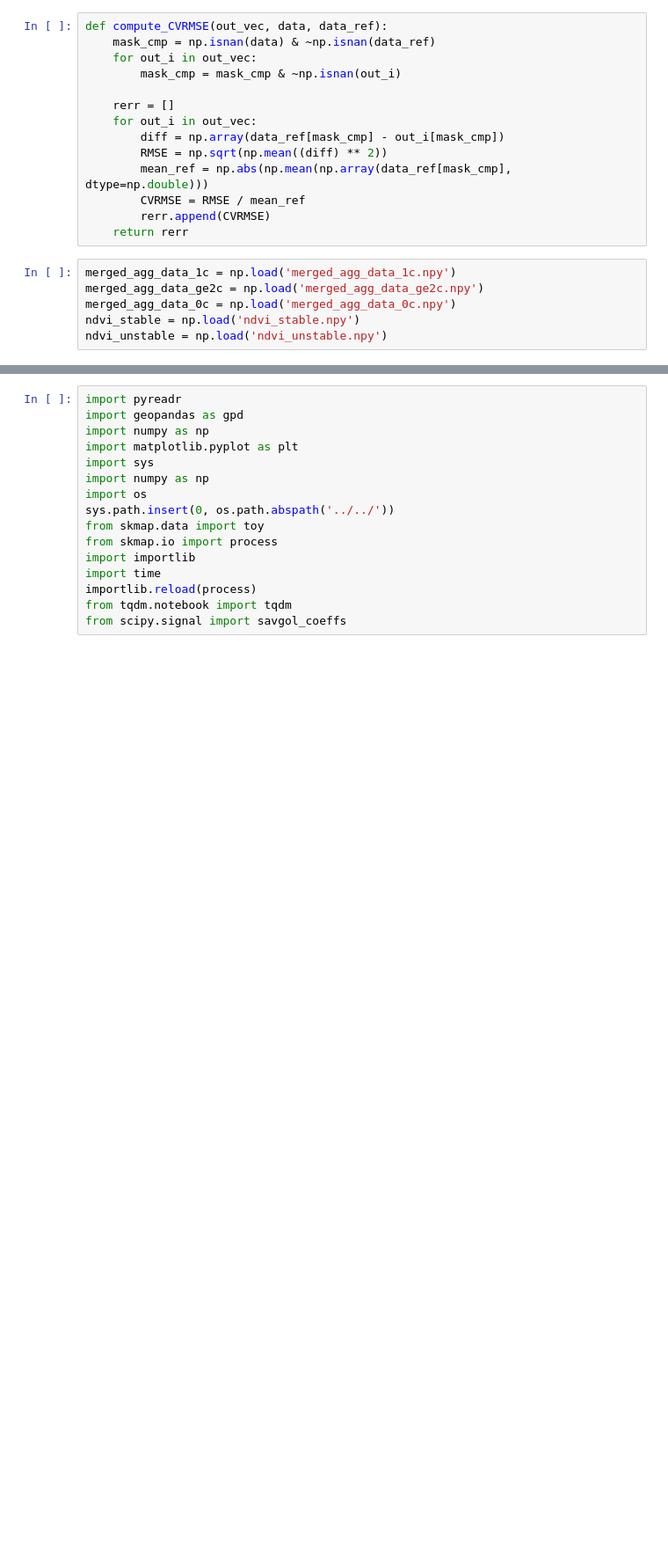
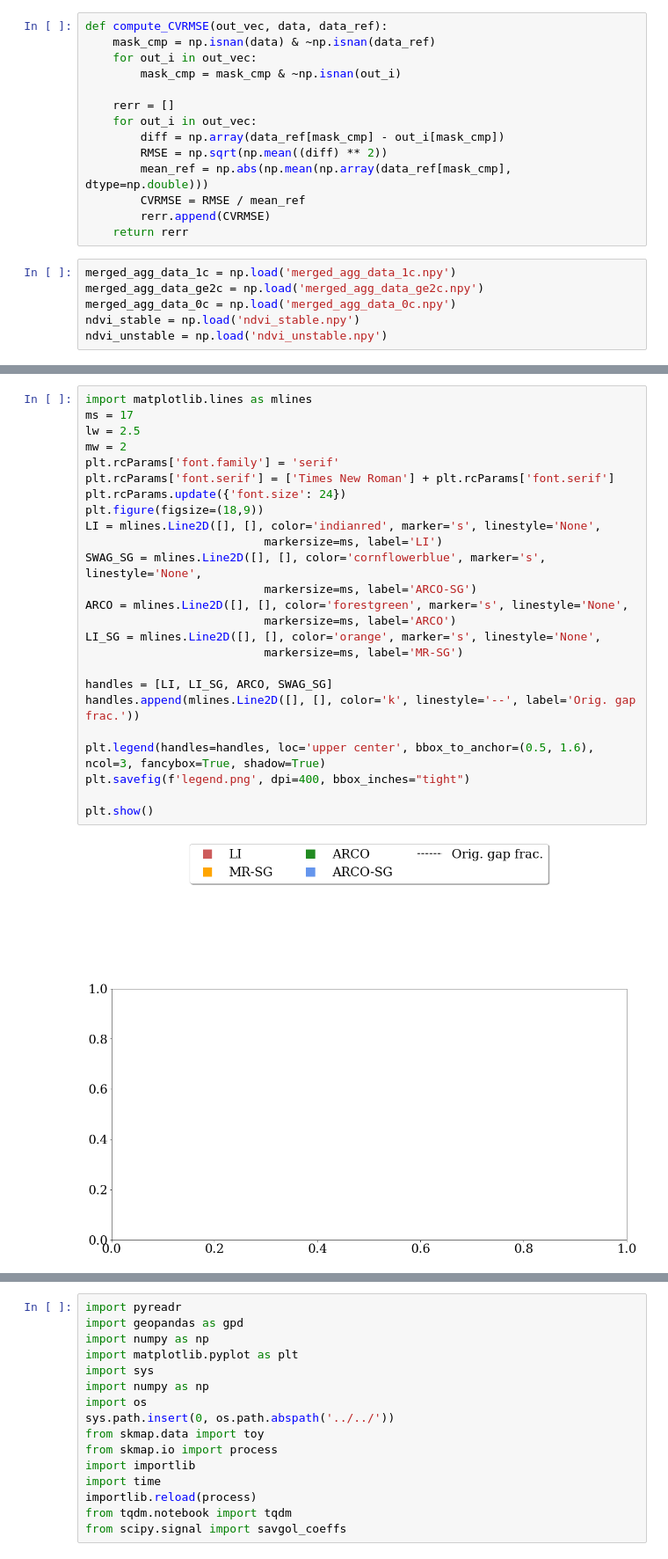
Before and after one commit to openlandmap/scikit-map, a Jupyter notebook: docs/notebooks/03-SIRCLE_time_series_rec.ipynb, the cells around one changed output, grey strips where cells are left out. Shown at 88% size. Drawn from its saved outputs; the diff is of its cells as text; blank space fills up the shorter version.

```diff
--- a/docs/notebooks/03-SIRCLE_time_series_rec.ipynb
+++ b/docs/notebooks/03-SIRCLE_time_series_rec.ipynb
@@ -292 +222,28 @@ Fraction unstable 0.3101634962446813
+# %%
+import matplotlib.lines as mlines
+ms = 17
+lw = 2.5
+mw = 2
+plt.rcParams['font.family'] = 'serif'
+plt.rcParams['font.serif'] = ['Times New Roman'] + plt.rcParams['font.serif']
+plt.rcParams.update({'font.size': 24})
+plt.figure(figsize=(18,9))
+LI = mlines.Line2D([], [], color='indianred', marker='s', linestyle='None',
+                          markersize=ms, label='LI')
+SWAG_SG = mlines.Line2D([], [], color='cornflowerblue', marker='s', linestyle='None',
+                          markersize=ms, label='ARCO-SG')
+ARCO = mlines.Line2D([], [], color='forestgreen', marker='s', linestyle='None',
+                          markersize=ms, label='ARCO')
+LI_SG = mlines.Line2D([], [], color='orange', marker='s', linestyle='None',
+                          markersize=ms, label='MR-SG')
+
+handles = [LI, LI_SG, ARCO, SWAG_SG]
+handles.append(mlines.Line2D([], [], color='k', linestyle='--', label='Orig. gap frac.'))
+
+plt.legend(handles=handles, loc='upper center', bbox_to_anchor=(0.5, 1.6), ncol=3, fancybox=True, shadow=True)
+plt.savefig(f'legend.png', dpi=400, bbox_inches="tight")
+
+plt.show()
+# %% [output]
+[figure, added]
 # %%
```
Also changed, not shown: parts of 27 cells of this notebook, 2 other files.
